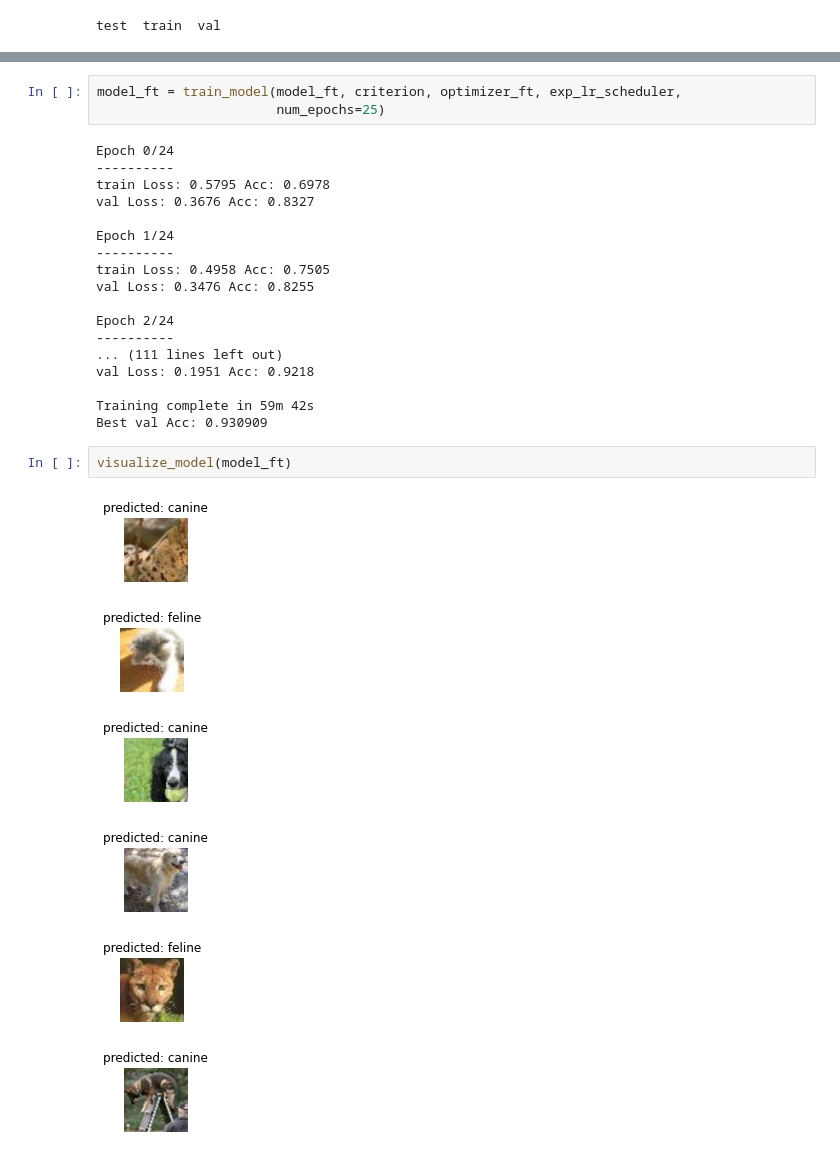
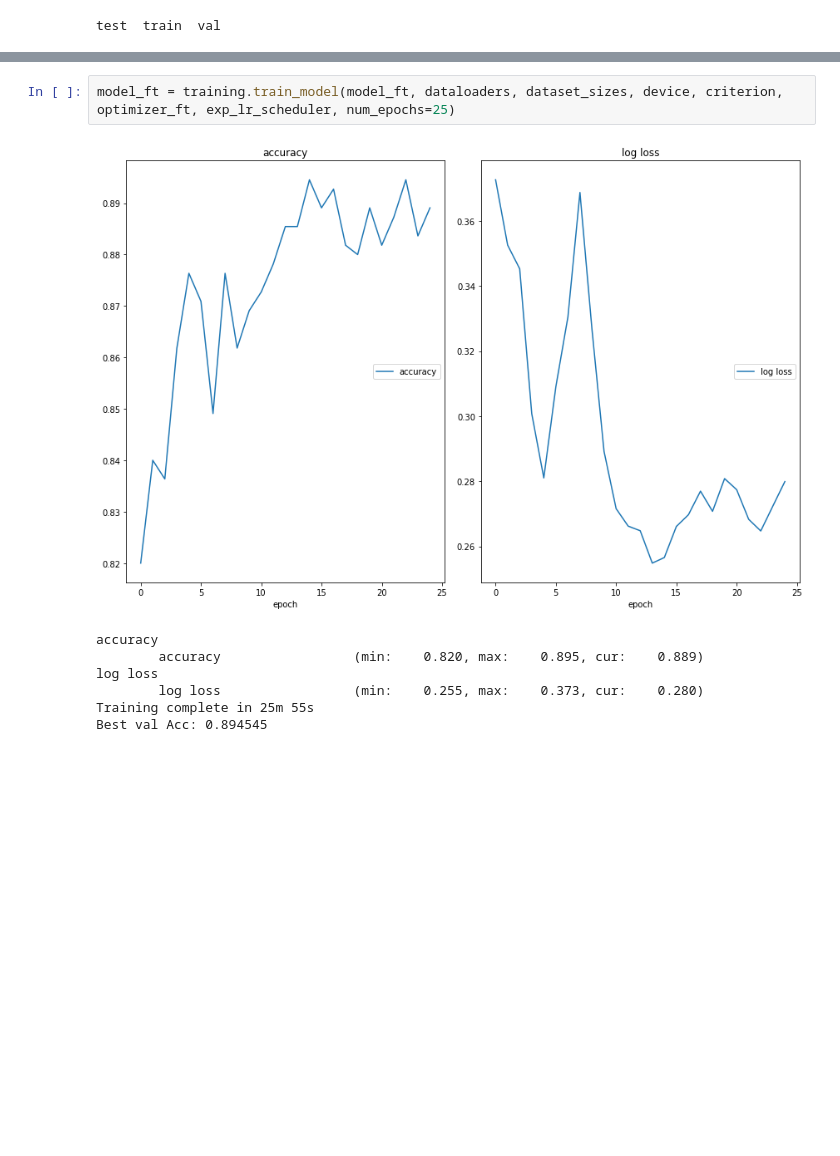
Before and after one commit to ranton256/cs583_final_project_classify, a Jupyter notebook: cs583_final_project_classifier.ipynb, the cells around one changed output, grey strips where cells are left out. Drawn from its saved outputs; the diff is of its cells as text; blank space fills up the shorter version.

```diff
--- a/cs583_final_project_classifier.ipynb
+++ b/cs583_final_project_classifier.ipynb
@@ -370,30 +263,10 @@ VGG(
 # %%
-model_ft = train_model(model_ft, criterion, optimizer_ft, exp_lr_scheduler,
-                       num_epochs=25)
+model_ft = training.train_model(model_ft, dataloaders, dataset_sizes, device, criterion, optimizer_ft, exp_lr_scheduler, num_epochs=25)
 # %% [output]
+[figure, added]
-Epoch 0/24
-----------
-train Loss: 0.5795 Acc: 0.6978
-val Loss: 0.3676 Acc: 0.8327
-
-Epoch 1/24
-----------
-train Loss: 0.4958 Acc: 0.7505
-val Loss: 0.3476 Acc: 0.8255
-
-Epoch 2/24
-----------
-... (111 lines left out)
-val Loss: 0.1951 Acc: 0.9218
-
-Training complete in 59m 42s
-Best val Acc: 0.930909
+accuracy
+        accuracy                 (min:    0.820, max:    0.895, cur:    0.889)
+log loss
+        log loss                 (min:    0.255, max:    0.373, cur:    0.280)
+Training complete in 25m 55s
+Best val Acc: 0.894545
-# %%
-visualize_model(model_ft)
-# %% [output]
-[figure, removed]
-[figure, removed]
-[figure, removed]
-[figure, removed]
-[figure, removed]
-[figure, removed]
```
Also changed, not shown: parts of 23 cells of this notebook.
